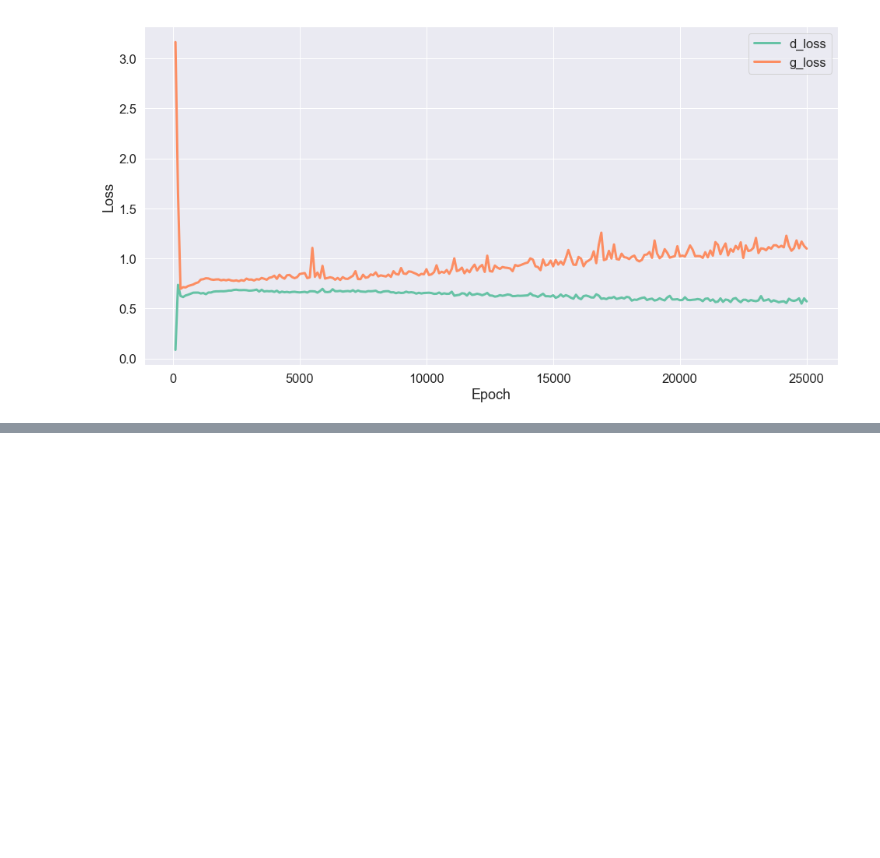
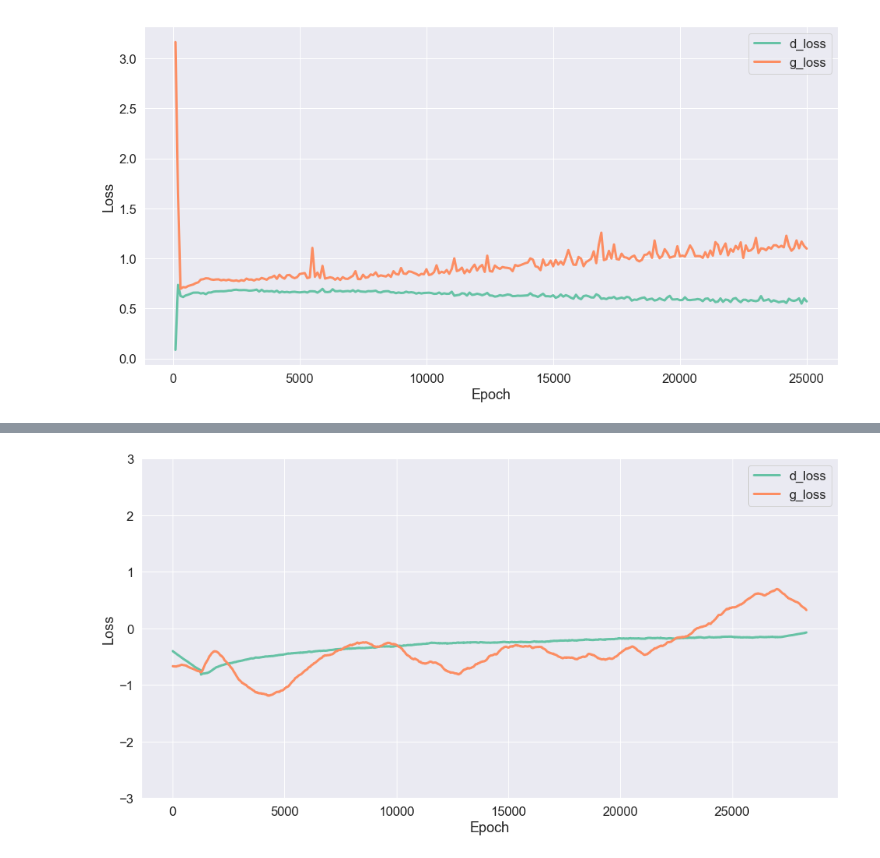
Before and after one commit to dboyker/thesis, a Jupyter notebook: Results/results_gan.ipynb, the cells around one changed output, grey strips where cells are left out. Cells and saved outputs as stored; diff of their text form; code cells hidden in the pictures; blank space fills up the shorter version.

```diff
--- a/Results/results_gan.ipynb
+++ b/Results/results_gan.ipynb
@@ -38,3 +97,22 @@ plt.show()
+# %%
+# With moving average
+N = 500
+#N = 10
+new_d_loss = np.convolve(df['d_loss'], np.ones((N,))/N, mode='same')
+new_g_loss = np.convolve(df['g_loss'], np.ones((N,))/N, mode='same')
+# %%
+fig = plt.figure(figsize=(16, 8), frameon=False)
+fig.set_size_inches(16, 8)
+sns.lineplot(data=df, x='epoch', y=new_d_loss, label='d_loss')
+rgba = cmap(0.3)
+s = sns.lineplot(data=df, x='epoch', y=new_g_loss, label='g_loss')
+s.set_ylabel('Loss')
+s.set_xlabel('Epoch')
+s.set_ylim(-3, 3)
+plt.savefig(IMG_FOLDER + 'dcgan-loss-ma.png', bbox_inches='tight', pad_inches=0)
+plt.show()
+# %% [output]
+[figure, added]
 # %%
 plt.figure(figsize=(16, 8))
 sns.lineplot(data=df, x='epoch', y='acc', label='acc')
```
Also changed, not shown: parts of 11 cells of this notebook, 27 other files.
